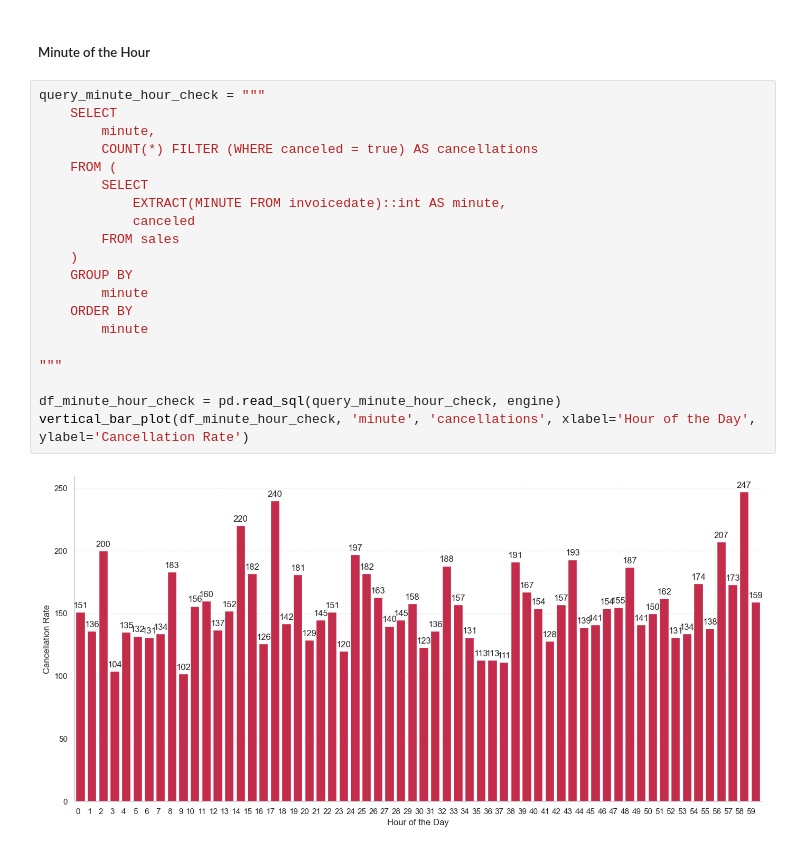
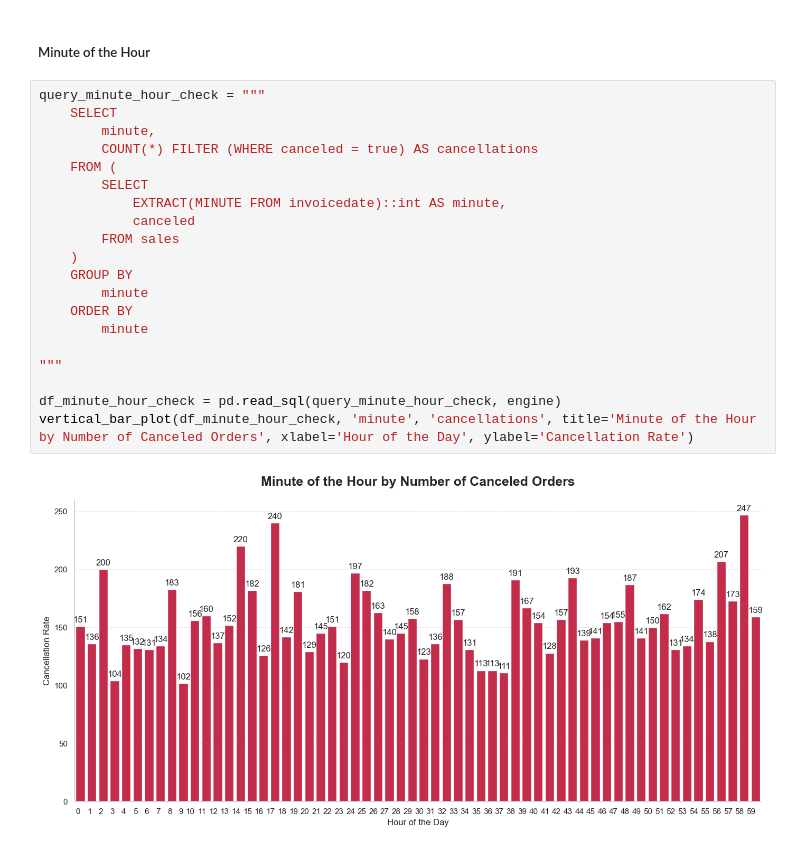
Before and after one commit to Timon-NEON/marketplace_sql_ml_analitics_project, a Jupyter notebook: notebooks/02_sql_analysis.ipynb, the cells around one changed output. Saved outputs shown, nothing was run; the diff lists cells and outputs as text.

```diff
--- a/notebooks/02_sql_analysis.ipynb
+++ b/notebooks/02_sql_analysis.ipynb
@@ -537,22 +570,22 @@ vertical_bar_plot(df_hour_day_check, 'hour', 'cancellations', xlabel='Hour of th
 # %%
 query_minute_hour_check = """
     SELECT
         minute,
         COUNT(*) FILTER (WHERE canceled = true) AS cancellations
     FROM (
         SELECT
             EXTRACT(MINUTE FROM invoicedate)::int AS minute,
             canceled
         FROM sales
     )
     GROUP BY
         minute
     ORDER BY
         minute
 
 """
 
 df_minute_hour_check = pd.read_sql(query_minute_hour_check, engine)
-vertical_bar_plot(df_minute_hour_check, 'minute', 'cancellations', xlabel='Hour of the Day', ylabel='Cancellation Rate')
+vertical_bar_plot(df_minute_hour_check, 'minute', 'cancellations', title='Minute of the Hour by Number of Canceled Orders', xlabel='Hour of the Day', ylabel='Cancellation Rate')
 # %% [output]
-[figure, old version]
+[figure, new version]
```
Also changed, not shown: parts of 40 cells of this notebook, 17 other files.
